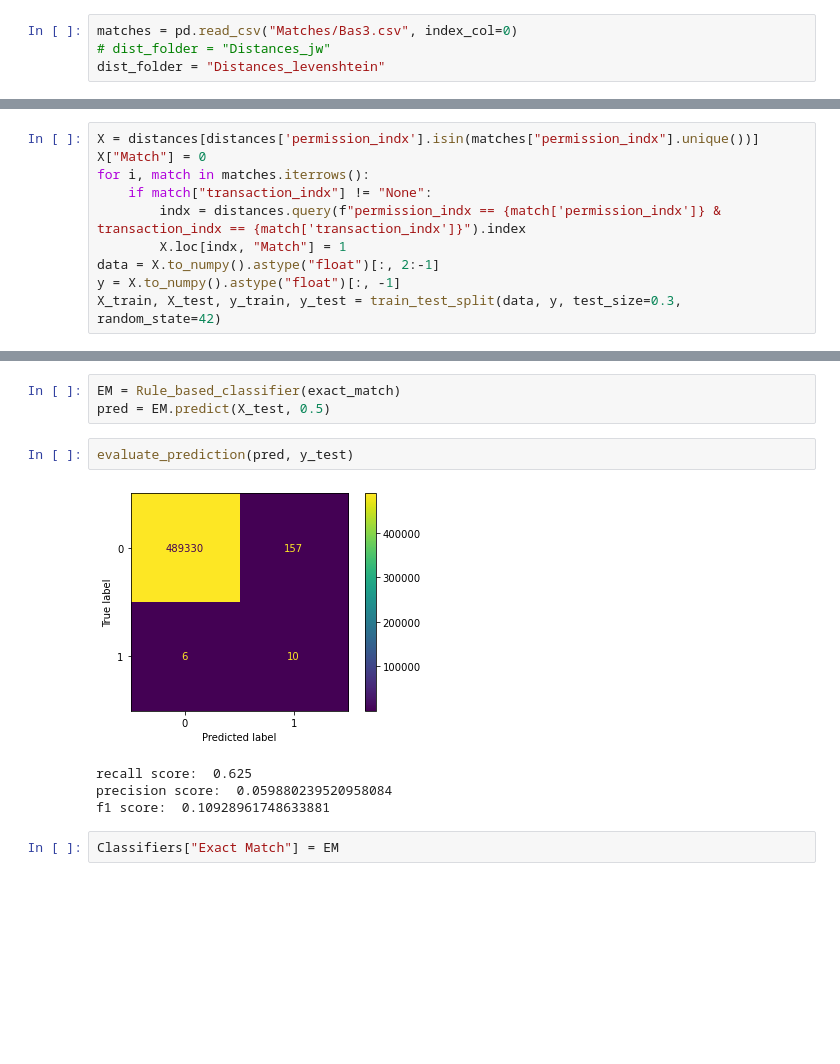
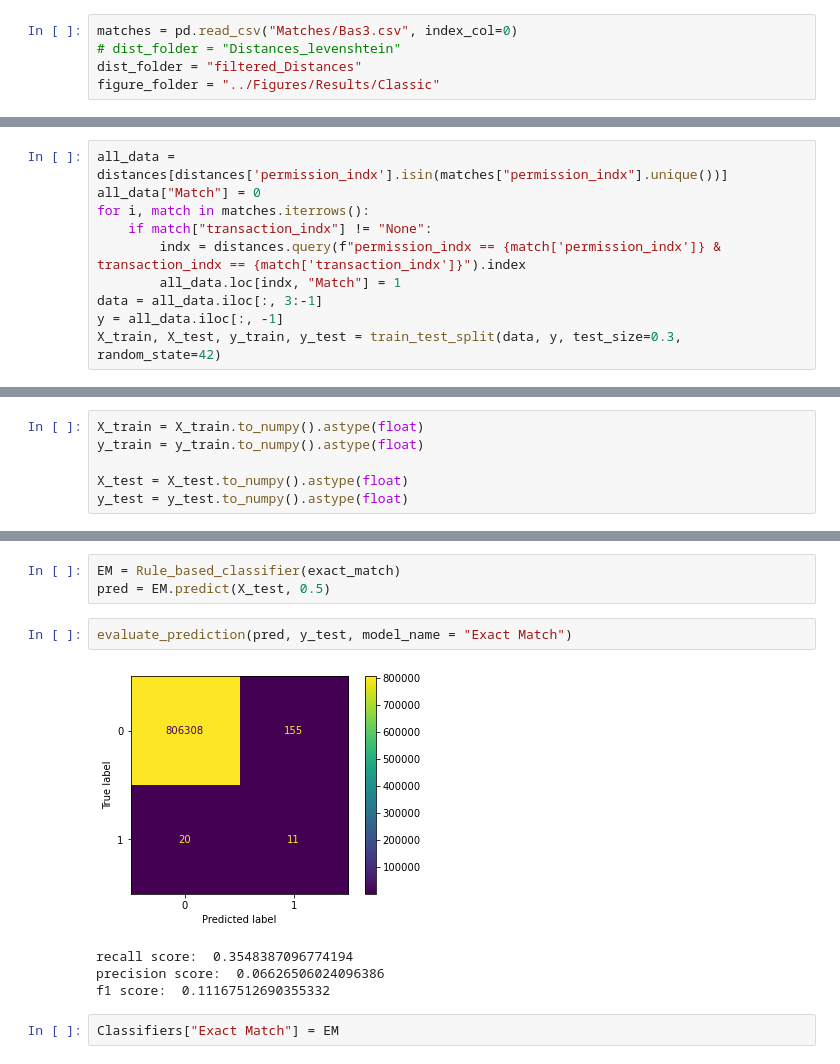
Before and after one commit to Basvdbrink1998/Entry-linking-in-18th-century-VOC-slave-archives, a Jupyter notebook: Annotation/Benchmarks.ipynb, the cells around one changed output, grey strips where cells are left out. Cells and saved outputs as stored; diff of their text form; blank space fills up the shorter version.

```diff
--- a/Annotation/Benchmarks.ipynb
+++ b/Annotation/Benchmarks.ipynb
@@ -74,8 +95,9 @@ def fit_and_test_classifier(clf, X_train, y_train, y_true):
 # Loading data
 # %%
 matches = pd.read_csv("Matches/Bas3.csv", index_col=0)
-# dist_folder = "Distances_jw"
-dist_folder = "Distances_levenshtein"
+# dist_folder = "Distances_levenshtein"
+dist_folder = "filtered_Distances"
+figure_folder = "../Figures/Results/Classic"
 # %%
 distances = pd.read_csv(dist_folder + "/distances_0.csv", dtype={'permission_indx': 'uint16', 'transaction_indx': 'uint16', 'SlaafGender': 'bool', 'SlaafNaamNieuw': 'float16', 'BezitterGender': 'bool', 'BezitterVoornaam': 'float16', 'BezitterBeroep': 'float16', 'BezitterAchternaam': 'float16'})
 for i in range(1, 99):
@@ -109,12 +143,12 @@ matches[matches['transaction_indx'] != 'None']
 # %%
-X = distances[distances['permission_indx'].isin(matches["permission_indx"].unique())]
-X["Match"] = 0
+all_data = distances[distances['permission_indx'].isin(matches["permission_indx"].unique())]
+all_data["Match"] = 0
 for i, match in matches.iterrows():
     if match["transaction_indx"] != "None":
         indx = distances.query(f"permission_indx == {match['permission_indx']} & transaction_indx == {match['transaction_indx']}").index
-        X.loc[indx, "Match"] = 1
-data = X.to_numpy().astype("float")[:, 2:-1]
-y = X.to_numpy().astype("float")[:, -1]
+        all_data.loc[indx, "Match"] = 1
+data = all_data.iloc[:, 3:-1]
+y = all_data.iloc[:, -1]
 X_train, X_test, y_train, y_test = train_test_split(data, y, test_size=0.3, random_state=42)
 # %% [output]
 A value is trying to be set on a copy of a slice from a DataFrame.
@@ -140,3 +381,9 @@ Classifiers = dict()
+# %%
+X_train = X_train.to_numpy().astype(float)
+y_train = y_train.to_numpy().astype(float)
+
+X_test = X_test.to_numpy().astype(float)
+y_test = y_test.to_numpy().astype(float)
 # %% [markdown]
 # Rule based
 # %%
@@ -163,12 +410,12 @@ def exact_match(X_test):
 EM = Rule_based_classifier(exact_match)
 pred = EM.predict(X_test, 0.5)
 # %%
-evaluate_prediction(pred, y_test)
+evaluate_prediction(pred, y_test, model_name = "Exact Match")
 # %% [output]
-[figure, old version]
+[figure, new version]
-recall score:  0.625
-precision score:  0.059880239520958084
-f1 score:  0.10928961748633881
+recall score:  0.3548387096774194
+precision score:  0.06626506024096386
+f1 score:  0.11167512690355332
 # %%
 Classifiers["Exact Match"] = EM
 # %% [markdown]
```
Also changed, not shown: parts of 54 cells of this notebook, 7 other files.
